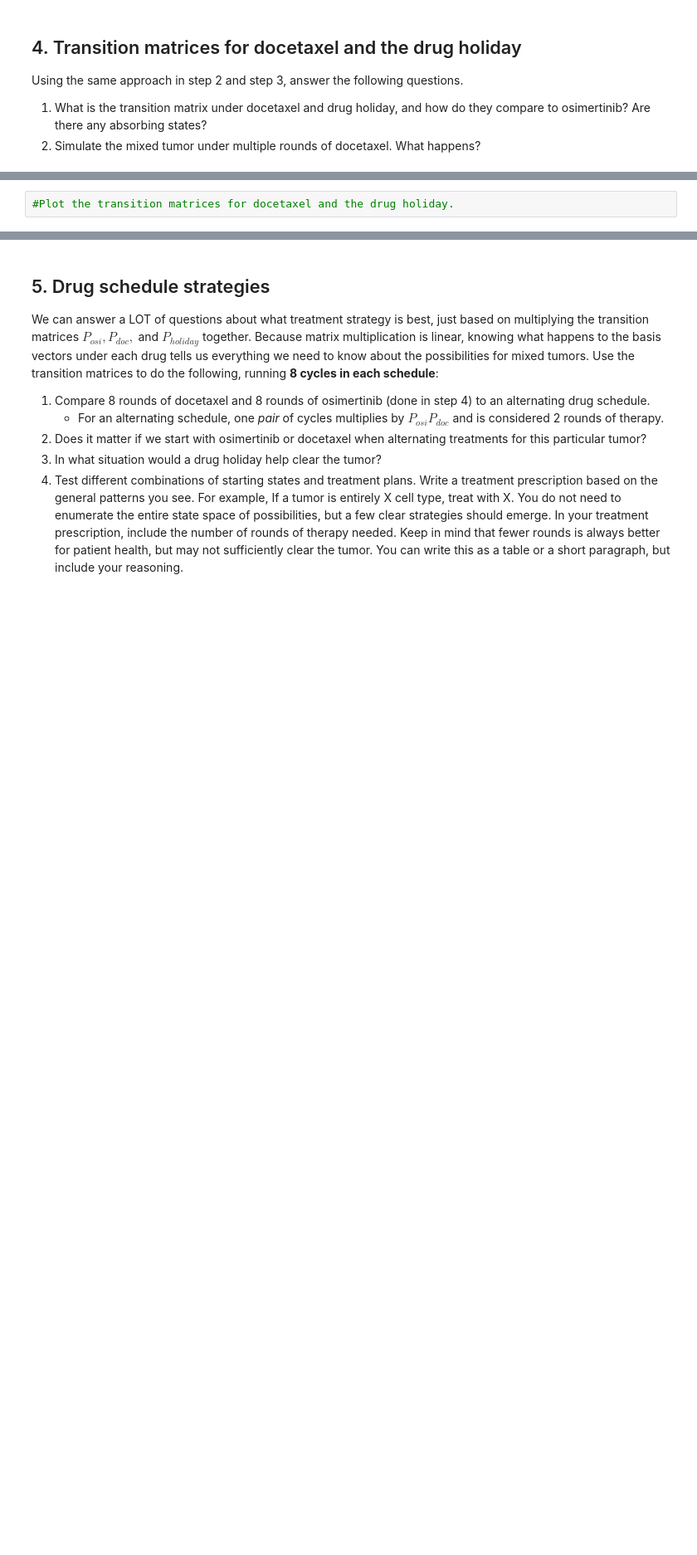
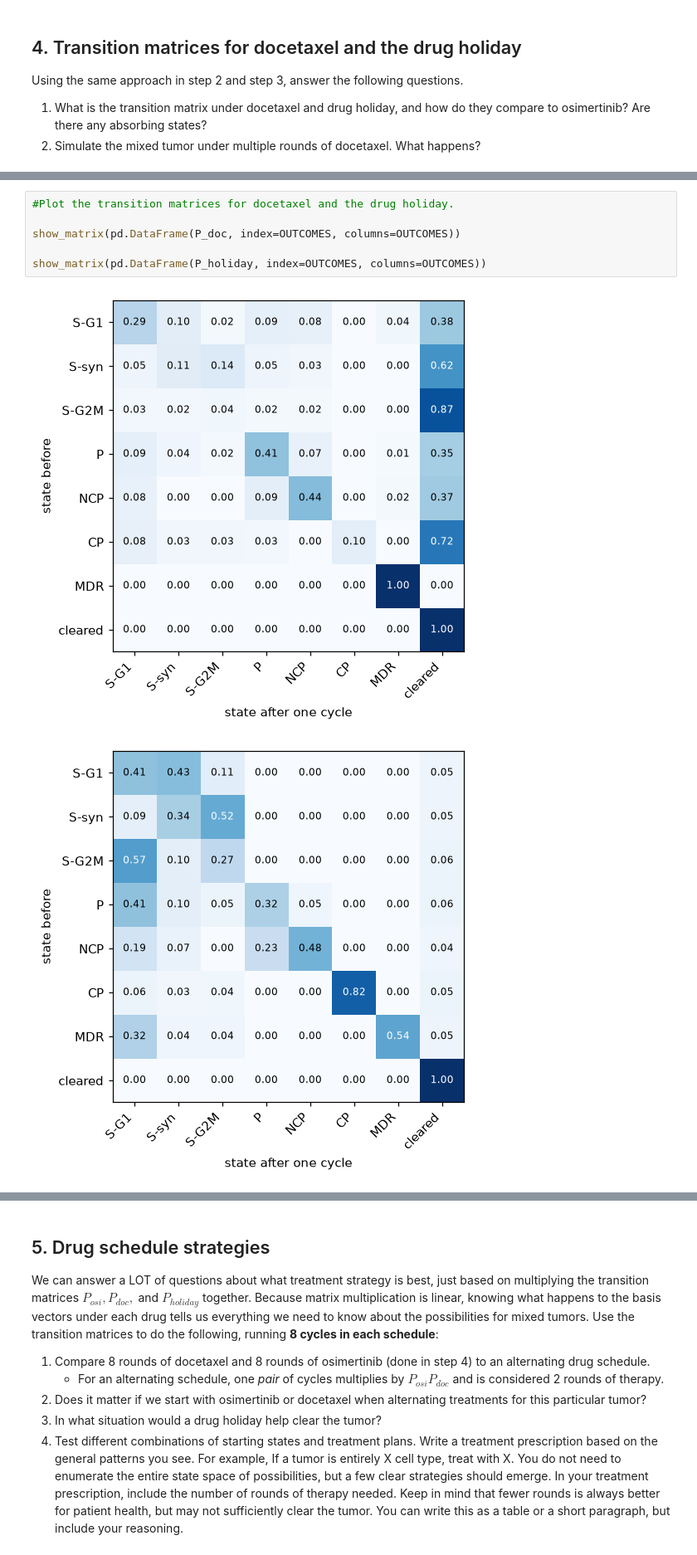
Before and after one commit to kimondragon/UU_F26_templates, a Jupyter notebook: Week10/thursday_lab/Lab09_markov_chain.ipynb, the cells around one changed output, grey strips where cells are left out. Shown at 83% size. Drawn from its saved outputs; the diff is of its cells as text; blank space fills up the shorter version.

```diff
--- a/Week10/thursday_lab/Lab09_markov_chain.ipynb
+++ b/Week10/thursday_lab/Lab09_markov_chain.ipynb
@@ -248,4 +439,11 @@ P_holiday = ...   # TODO
 # %%
 #Plot the transition matrices for docetaxel and the drug holiday.
+
+show_matrix(pd.DataFrame(P_doc, index=OUTCOMES, columns=OUTCOMES))
+
+show_matrix(pd.DataFrame(P_holiday, index=OUTCOMES, columns=OUTCOMES))
+# %% [output]
+[figure, added]
+[figure, added]
 # %%
 # Simulate the evolution of pi_mix under docetaxel
```
Also changed, not shown: parts of 48 cells of this notebook, 2 other files.
